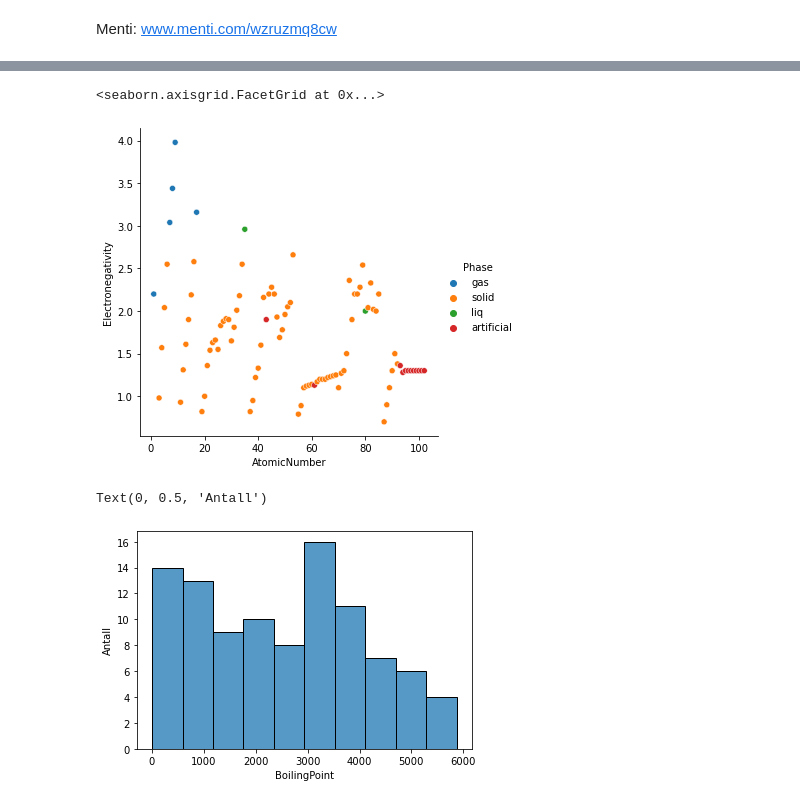
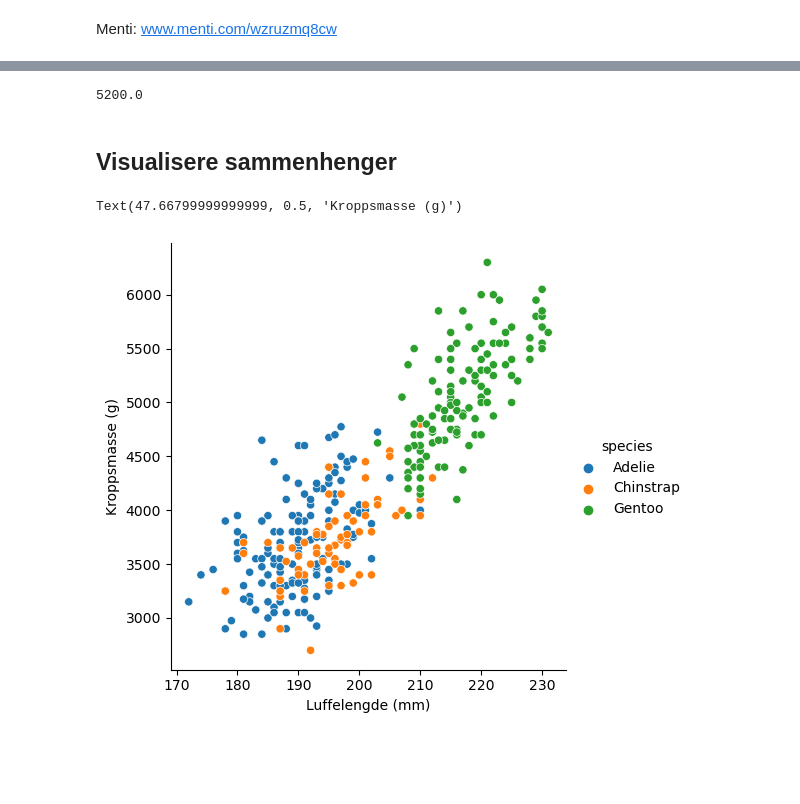
Before and after one commit to andreasdh/programmering-i-kjemi, a Jupyter notebook: docs/forelesninger/forelesning2_2022.ipynb, the cells around one changed output, grey strips where cells are left out. Drawn from its saved outputs; the diff is of its cells as text; code cells hidden in the pictures; blank space fills up the shorter version.

```diff
--- a/docs/forelesninger/forelesning2_2022.ipynb
+++ b/docs/forelesninger/forelesning2_2022.ipynb
@@ -112,0 +133,4 @@ Seaborn-biblioteket er en utvidelse av matplotlib som gir tilgang til mange fine
+# %%
+fil = "https://www.uio.no/studier/emner/matnat/ifi/IN-KJM1900/h21/datafiler/penguings.txt"
+pingviner = pd.read_csv(fil)
+pingviner.head()
@@ -113 +163,7 @@ Seaborn-biblioteket er en utvidelse av matplotlib som gir tilgang til mange fine
+# %%
+damepingviner["body_mass_g"].max()
+# %% [output]
+5200.0
+# %% [markdown]
+## Visualisere sammenhenger
 # %%
@@ -115,12 +170,8 @@ import matplotlib.pyplot as plt
 import seaborn as sns
-# %%
-sns.relplot(data = df, x = "AtomicNumber", y = "Electronegativity", hue = "Phase")
-# %% [output]
-<seaborn.axisgrid.FacetGrid at 0x...>
-[figure, removed]
-# %%
-sns.histplot(data = df, x = "BoilingPoint", bins = 10)
-plt.ylabel("Antall")
-# %% [output]
-Text(0, 0.5, 'Antall')
-[figure, removed]
+# %%
+sns.relplot(data = pingviner, x = "flipper_length_mm", y = "body_mass_g", hue = "species")
+plt.xlabel("Luffelengde (mm)")
+plt.ylabel("Kroppsmasse (g)")
+# %% [output]
+Text(47.66799999999999, 0.5, 'Kroppsmasse (g)')
+[figure, added]
```
Also changed, not shown: parts of 34 cells of this notebook, 2 other files.
